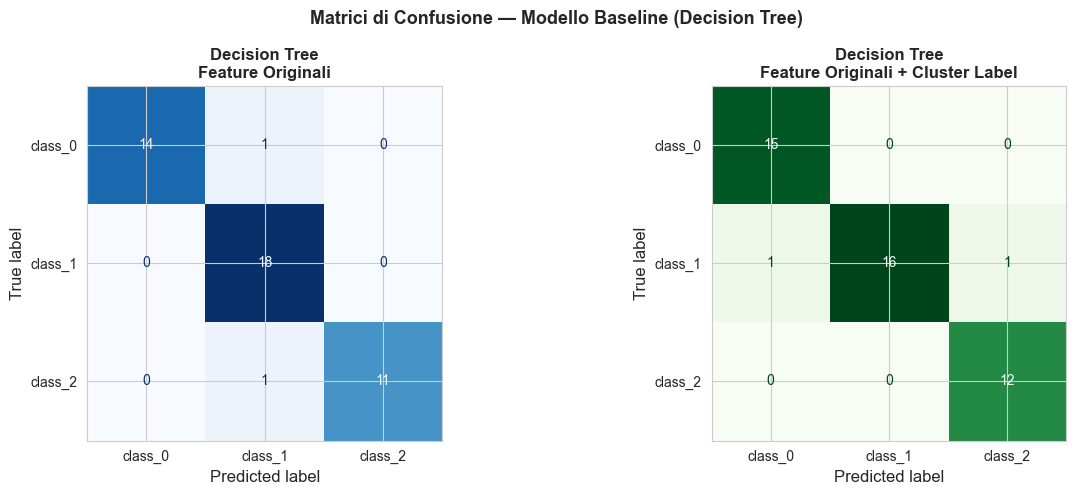
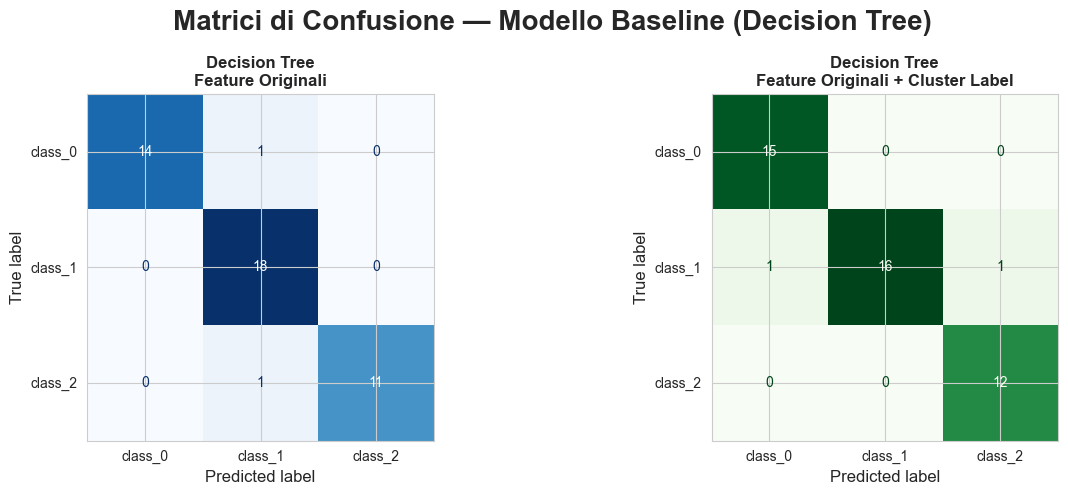
The change to this notebook cell's code, shown as a diff; its figure went from the first image to the second:
--- before
+++ after
@@ -31,5 +31,5 @@
 ax_cm_dt_aug.set_title('Decision Tree\nFeature Originali + Cluster Label', fontweight='bold', fontsize=12)
 
-fig.suptitle('Matrici di Confusione — Modello Baseline (Decision Tree)', fontsize=13, fontweight='bold')
+fig.suptitle('Matrici di Confusione — Modello Baseline (Decision Tree)', fontsize=20, fontweight='bold')
 plt.tight_layout()
 plt.show()

Commit: updated confusion matrix